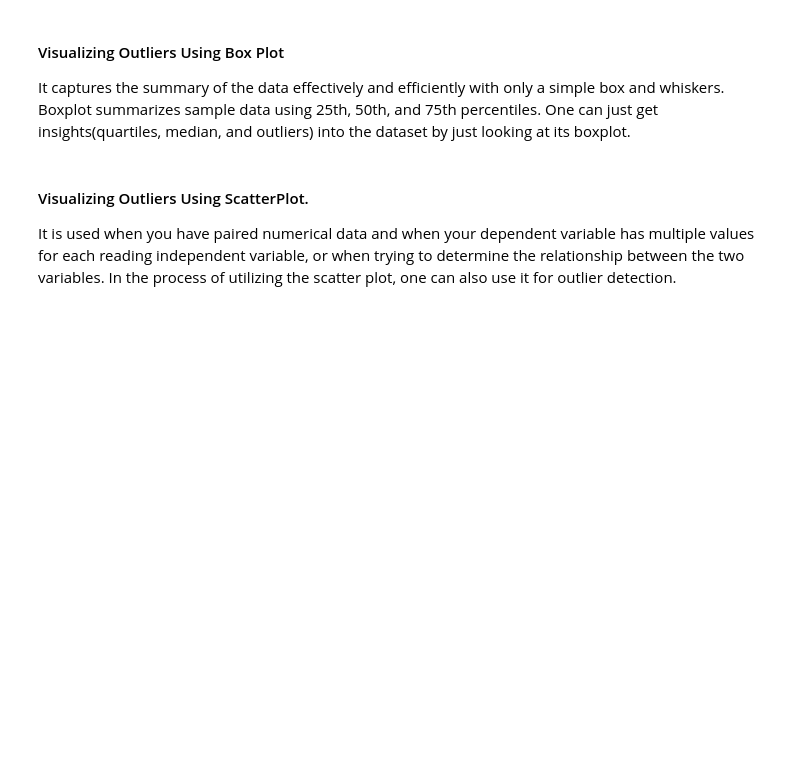
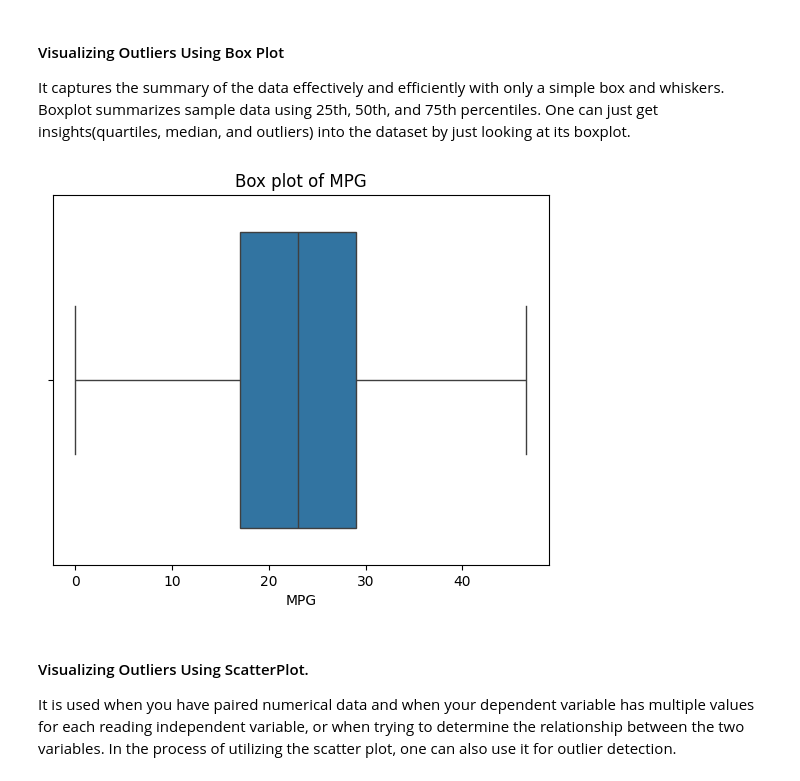
Before and after one commit to Eris-Leksi/Lab4---Machine-Learning-Programming, a Jupyter notebook: week5Lab_Students.ipynb, the cells around one changed output. Saved outputs shown, nothing was run; the diff lists cells and outputs as text; code cells hidden in the pictures; blank space fills up the shorter version.

```diff
--- a/week5Lab_Students.ipynb
+++ b/week5Lab_Students.ipynb
@@ -553,6 +619,12 @@ https://www.geeksforgeeks.org/detect-and-remove-the-outliers-using-python/
 # %% [markdown]
 #### Visualizing Outliers Using Box Plot
 It captures the summary of the data effectively and efficiently with only a simple box and whiskers. Boxplot summarizes sample data using 25th, 50th, and 75th percentiles. One can just get insights(quartiles, median, and outliers) into the dataset by just looking at its boxplot.
+# %%
+sns.boxplot(x=df_split['MPG'])
+plt.title('Box plot of MPG')
+plt.show()
+# %% [output]
+[figure, added]
 # %% [markdown]
 #### Visualizing Outliers Using ScatterPlot.
 
```
Also changed, not shown: parts of 20 cells of this notebook.
